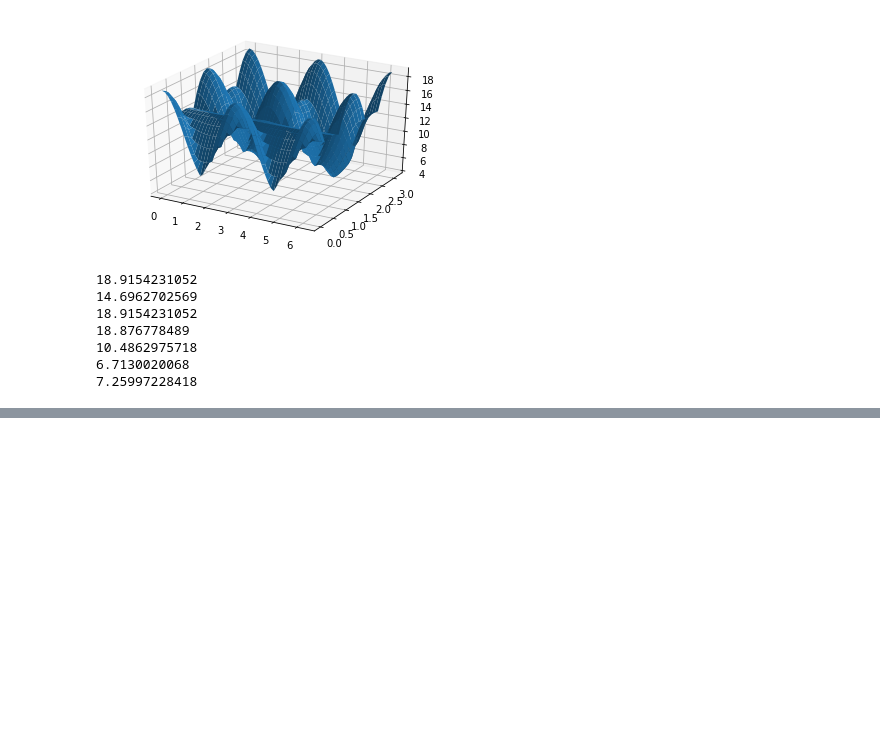
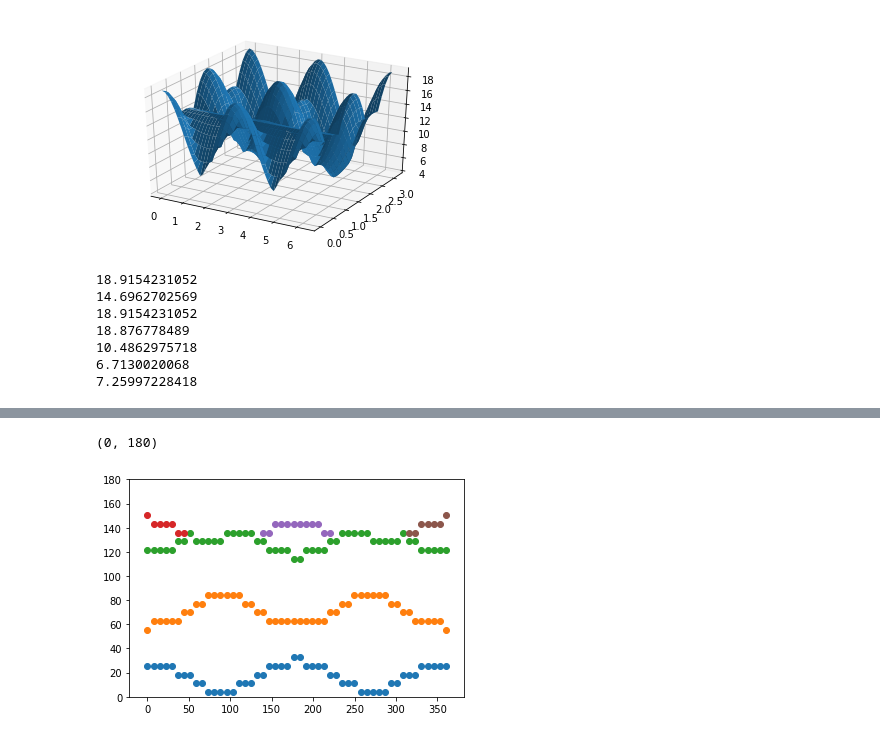
Before and after one commit to dienhoa/hybrid_beamforming_notebook, a Jupyter notebook: Gain Analyse.ipynb, the cells around one changed output, grey strips where cells are left out. Cells and saved outputs as stored; diff of their text form; code cells hidden in the pictures; blank space fills up the shorter version.

Commit message:
Boundary

```diff
--- a/Gain Analyse.ipynb
+++ b/Gain Analyse.ipynb
@@ -273,0 +312,19 @@ plt.tick_params(axis='both', which='major', labelsize=20)
+# %%
+boundary_4_1 = boundary_4[:,:7]
+boundary_4_2 = boundary_4[:,19:31]
+boundary_4_3 = boundary_4[:,43:50]
+
+plt.scatter(boundary_1[0,:]*360/(angle_number-1),boundary_1[1,:]*360/(angle_number-1))
+
+plt.scatter(boundary_2[0,:]*360/(angle_number-1),boundary_2[1,:]*360/(angle_number-1))
+
+plt.scatter(boundary_3[0,:]*360/(angle_number-1),boundary_3[1,:]*360/(angle_number-1))
+
+plt.scatter(boundary_4_1[0,:]*360/(angle_number-1),boundary_4_1[1,:]*360/(angle_number-1))
+plt.scatter(boundary_4_2[0,:]*360/(angle_number-1),boundary_4_2[1,:]*360/(angle_number-1))
+plt.scatter(boundary_4_3[0,:]*360/(angle_number-1),boundary_4_3[1,:]*360/(angle_number-1))
+
+plt.ylim(0,180)
+# %% [output]
+(0, 180)
+[figure, added]
```
Also changed, not shown: parts of 4 cells of this notebook, 1 other file.
